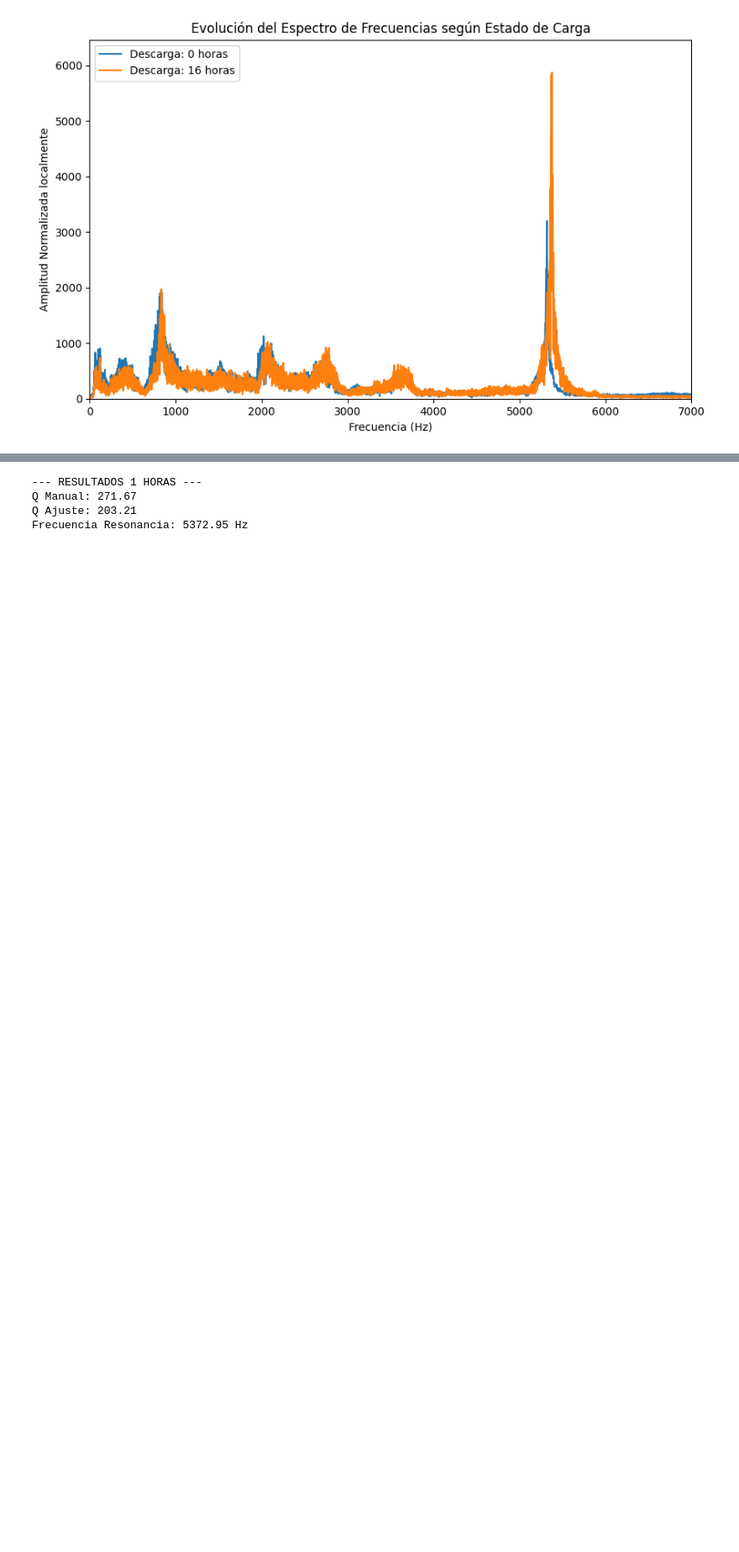
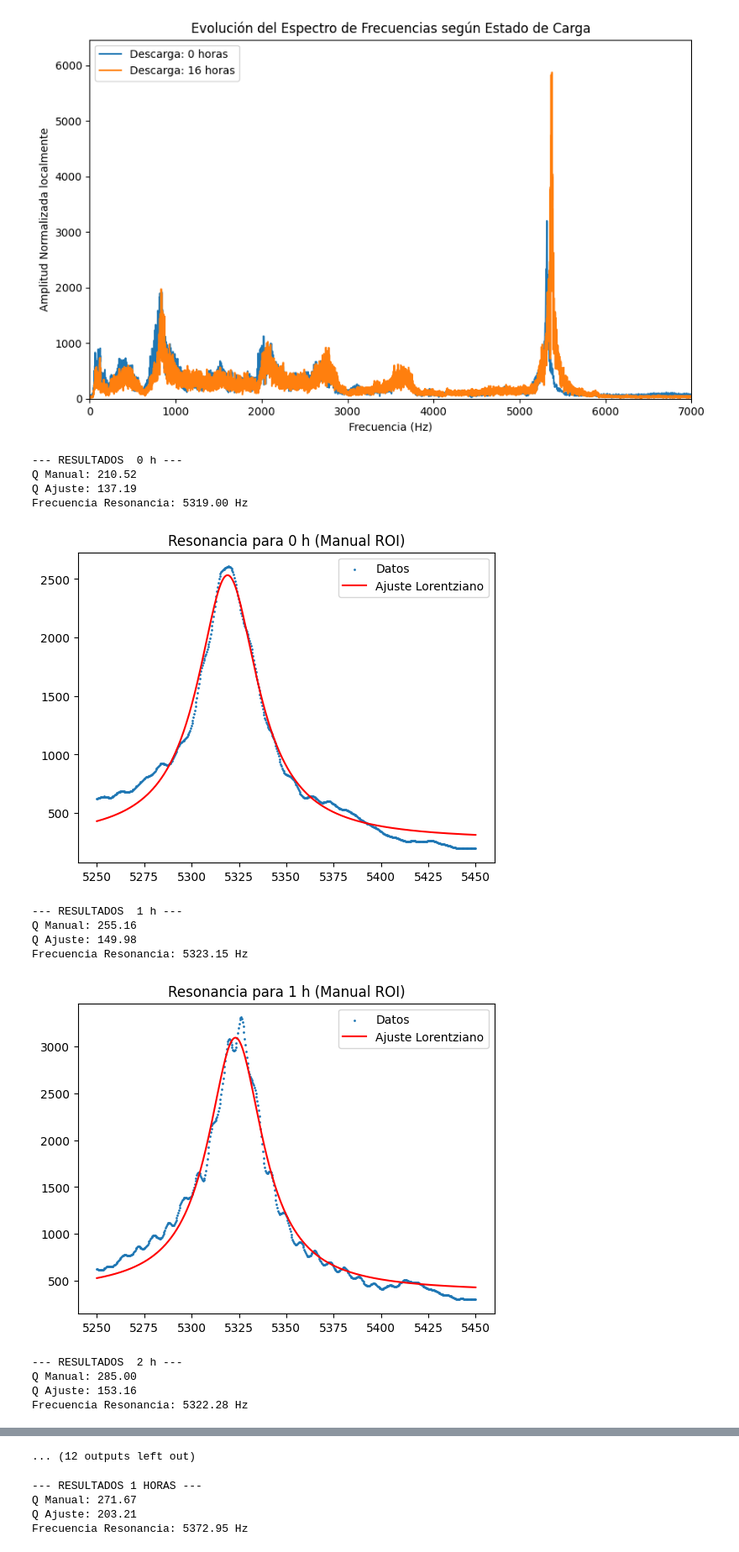
Before and after one commit to johhanz099/battery_project, a Jupyter notebook: notebooks/Datoskinetic2.ipynb, the cells around one changed output, grey strips where cells are left out. Shown at 84% size. Saved outputs shown, nothing was run; the diff lists cells and outputs as text; code cells hidden in the pictures; blank space fills up the shorter version.

```diff
--- a/notebooks/Datoskinetic2.ipynb
+++ b/notebooks/Datoskinetic2.ipynb
@@ -696,3 +696,75 @@ def analyze_resonance_peak_adaptive(freqs, magnitudes, f_width_guess=100):
     except Exception as e:
         print(f"Fit failed at {f_center:.1f} Hz: {e}")
         return None
+# %%
+# N = len(y) data
+# (1/5 out) 1h-1 : N=49152
+# (3/3 out) 5h-2: N=46080; -3: N=49152; -4: N=50176
+# (4/4 out) 7h-2: N=54272; -3: N=50175; -4: N=49152; -5: N=55296
+# (1/5 out) 8h-1: N=56320
+# (5/5 out) 10h-1: N=50176; -2: N=54272; -3: N=60416; -4: N=52224; -5: N=60416
+# (8/8 out) 13h-1: N=56320; -2: N=55296; -3: N=62464; -4: N=55296; -5: N=54272; -6: N=60416; -7: N=50176; -8: N=50176
+# (5/5 out) 16h-1: N=59392; -2: N=61440; -3: N=57344; -4: N=66569; -5: N=64512
+
+
+data_dic = {0: [1, 2, 3, 4, 5],
+            1: [1, 2, 3, 4, 5],
+            2: [1, 2, 3, 4, 5],
+            3: [1, 2, 3, 5],
+            4: [1, 2, 3, 4, 5],
+            5: [2, 3, 4],
+            6: [2, 4, 5],
+            7: [2, 3, 4, 5],
+            8: [1, 2, 3, 4, 5],
+            10: [1, 2, 3, 4, 5],
+            13: [1, 2, 3, 4, 5, 6, 7, 8],
+            16: [1, 2, 3, 4, 5]}
+
+for hour, attempts in data_dic.items():
+    f, mag_avg = get_average_fft_for_hour(hour, attempts, plot=False, n_fft=131072, max_freq=7000, filter_savgol=True)
+    result = analyze_resonance_peak(f, mag_avg)
+    result_d = analyze_resonance_peak_adaptive(f, mag_avg, f_width_guess=200)
+
+
+    print(f"\n--- RESULTADOS  {hour} h ---")
+    print(f"Q Manual: {result['q_manual']:.2f}")
+    print(f"Q Ajuste: {result['q_fit']:.2f}")
+    print(f"Frecuencia Resonancia: {result['f_res_fit']:.2f} Hz")
+
+    # Visualización del ajuste
+    plt.scatter(result['f_roi'], result['m_roi'], s=1, label='Datos')
+    plt.plot(result['f_roi'], lorentzian(result['f_roi'], *result['popt']),
+         'r-', label='Ajuste Lorentziano')
+    plt.legend()
+    plt.title(f"Resonancia para {hour} h (Manual ROI)")
+    plt.show()
+
+    # Resultados con ROI adaptativa
+    """
+    print(f"\n--- RESULTADOS  {hour} h (Dynamic ROI) ---")
+    print(f"Q Ajuste: {result_d['q_fit']:.2f}")
+    print(f"Frecuencia Resonancia: {result_d['f_res']:.2f} Hz")
+
+    # Visualización del ajuste dinámico
+    plt.scatter(result_d['f_roi'], result_d['m_roi'], s=1, label='Datos')
+    plt.plot(result_d['f_roi'], lorentzian(result_d['f_roi'], *result_d['popt']),
+         'r-', label='Ajuste Lorentziano (Dynamic ROI)')
+    plt.legend()
+    plt.title(f"Resonancia para {hour} h (Dynamic ROI)")
+    plt.show()
+    """
+# %% [output]
+--- RESULTADOS  0 h ---
+Q Manual: 210.52
+Q Ajuste: 137.19
+Frecuencia Resonancia: 5319.00 Hz
+[figure, added]
+--- RESULTADOS  1 h ---
+Q Manual: 255.16
+Q Ajuste: 149.98
+Frecuencia Resonancia: 5323.15 Hz
+[figure, added]
+--- RESULTADOS  2 h ---
+Q Manual: 285.00
+Q Ajuste: 153.16
+Frecuencia Resonancia: 5322.28 Hz
@@ -699,2 +789,3 @@ def analyze_resonance_peak_adaptive(freqs, magnitudes, f_width_guess=100):
+... (12 outputs left out)
 # %%
 # Ejemplo para la batería de 16h
```
Also changed, not shown: parts of 4 cells of this notebook.
